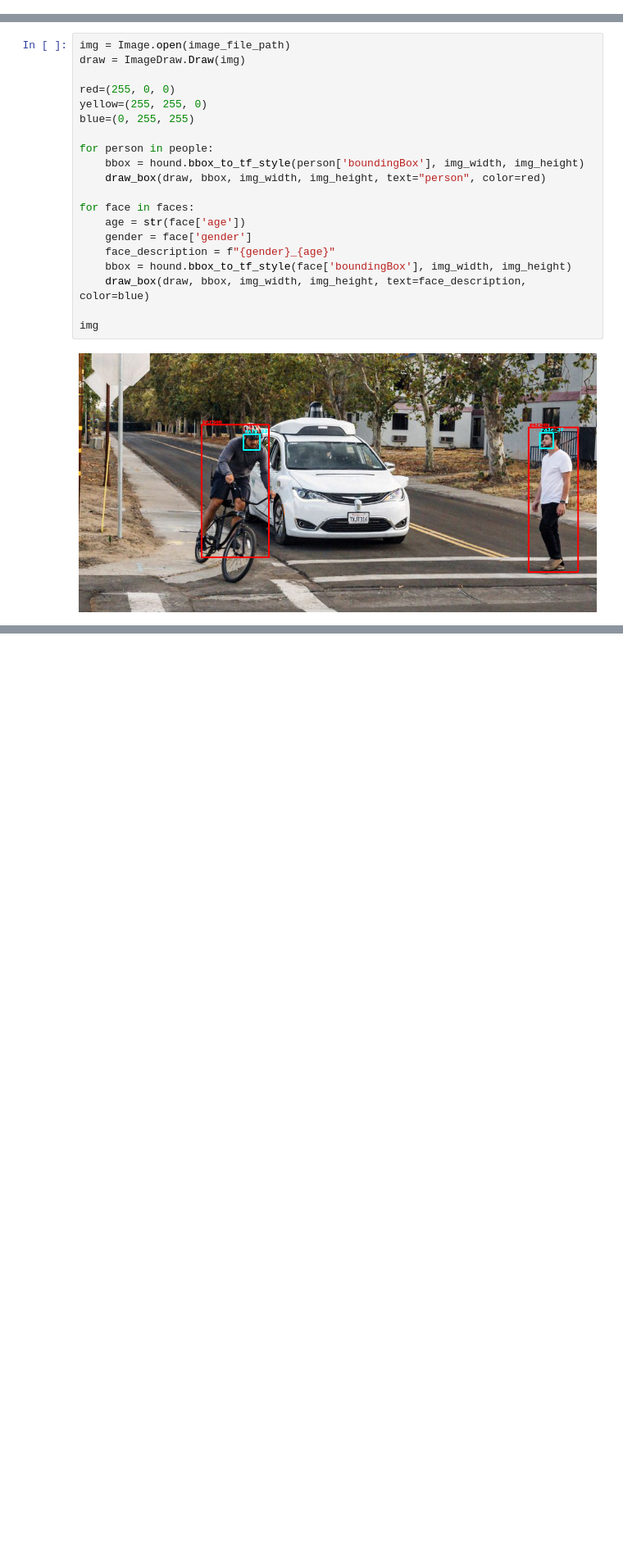
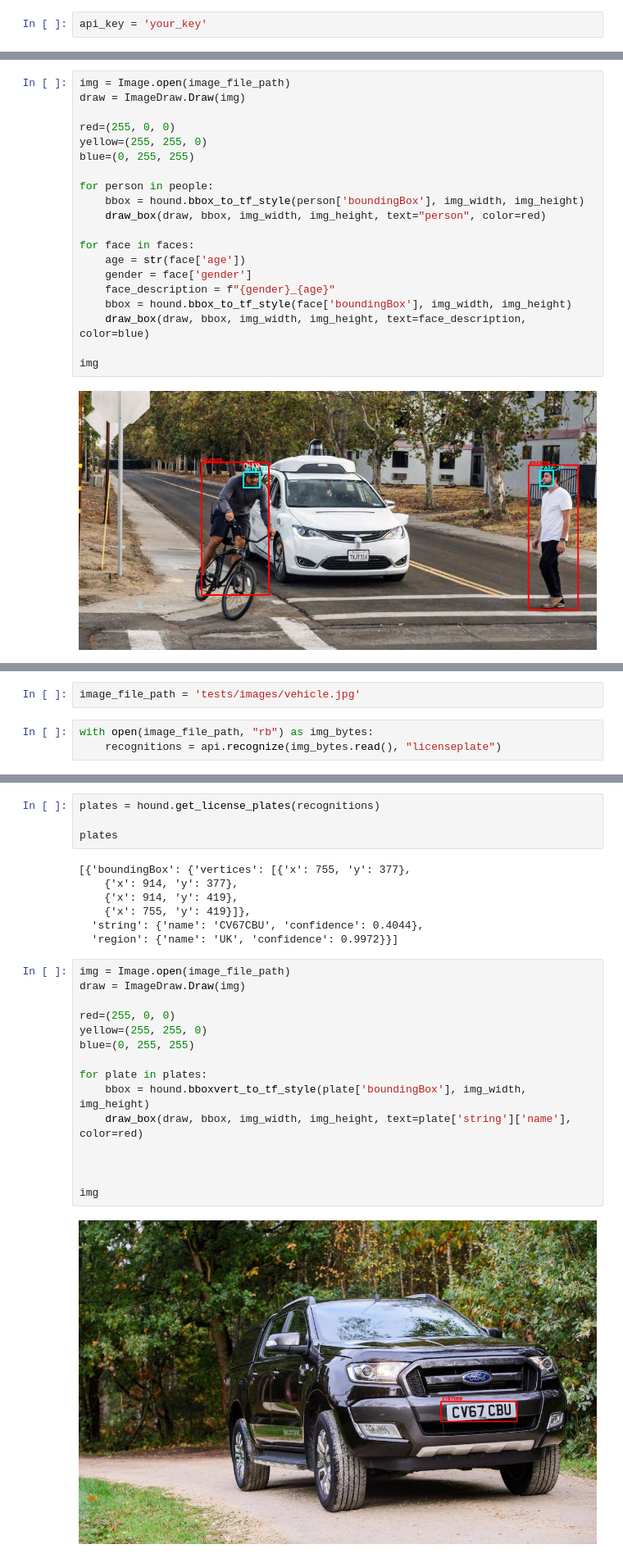
Before and after one commit to robmarkcole/simplehound, a Jupyter notebook: usage.ipynb, the cells around one changed output, grey strips where cells are left out. Shown at 82% size. Drawn from its saved outputs; the diff is of its cells as text; blank space fills up the shorter version.

Commit message:
update usage to show license plate

```diff
--- a/usage.ipynb
+++ b/usage.ipynb
@@ -24,0 +11,2 @@ api_key = load_api_secrets('/Users/robin/Documents/Sighthound_API_key.json')
+# %%
+api_key = 'your_key'
@@ -162,0 +151,5 @@ img
+# %%
+image_file_path = 'tests/images/vehicle.jpg'
+# %%
+with open(image_file_path, "rb") as img_bytes:
+    recognitions = api.recognize(img_bytes.read(), "licenseplate")
@@ -162,0 +176,28 @@ img
+# %%
+plates = hound.get_license_plates(recognitions)
+
+plates
+# %% [output]
+[{'boundingBox': {'vertices': [{'x': 755, 'y': 377},
+    {'x': 914, 'y': 377},
+    {'x': 914, 'y': 419},
+    {'x': 755, 'y': 419}]},
+  'string': {'name': 'CV67CBU', 'confidence': 0.4044},
+  'region': {'name': 'UK', 'confidence': 0.9972}}]
+# %%
+img = Image.open(image_file_path)
+draw = ImageDraw.Draw(img)
+
+red=(255, 0, 0)
+yellow=(255, 255, 0)
+blue=(0, 255, 255)
+
+for plate in plates:
+    bbox = hound.bboxvert_to_tf_style(plate['boundingBox'], img_width, img_height)
+    draw_box(draw, bbox, img_width, img_height, text=plate['string']['name'], color=red)
+
+
+
+img
+# %% [output]
+[figure, added]
```
Also changed, not shown: parts of 13 cells of this notebook, 5 other files.
